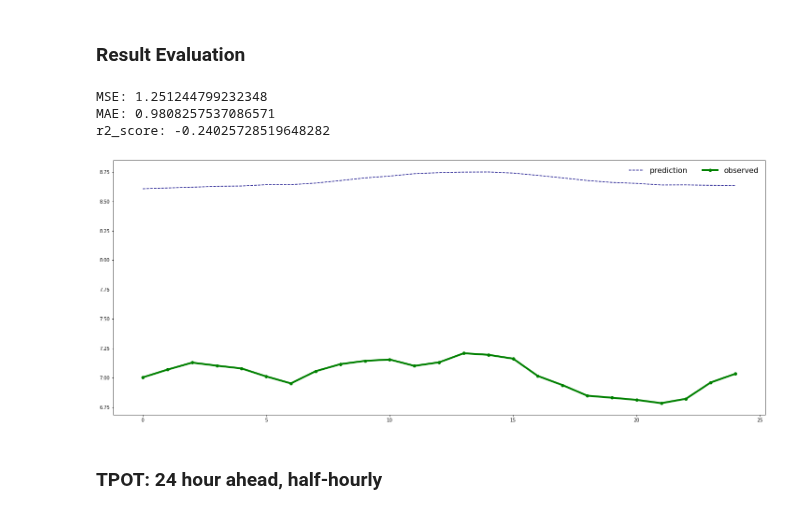
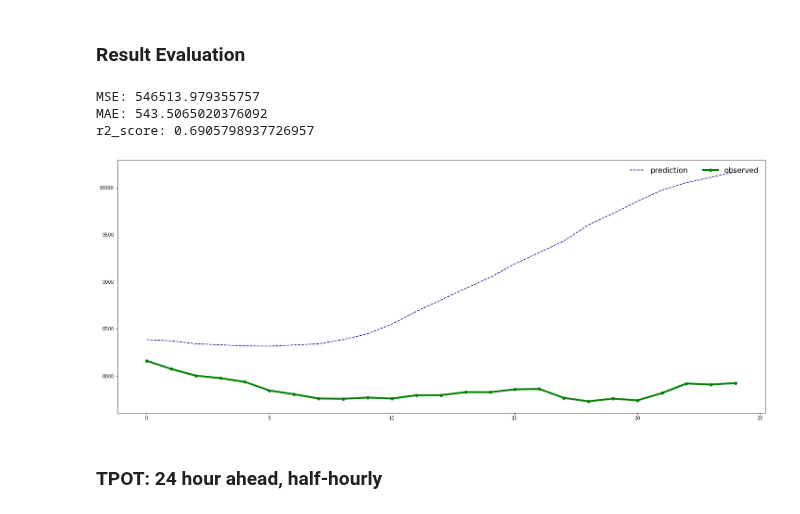
Before and after one commit to charlesfu4/MT, a Jupyter notebook: TPOT/hourly_forecastTPOT_Elia.ipynb, the cells around one changed output. Cells and saved outputs as stored; diff of their text form; code cells hidden in the pictures.

```diff
--- a/TPOT/hourly_forecastTPOT_Elia.ipynb
+++ b/TPOT/hourly_forecastTPOT_Elia.ipynb
@@ -118,2 +134,2 @@ f_train.shape, t_train.shape
 # %%
-f_test, t_test = feature_target_construct(test, 3, 3)
+f_test, t_test = feature_target_construct(test, 10, 24)
@@ -120,6 +137,0 @@ f_test, t_test = feature_target_construct(test, 3, 3)
-# %%
-#create 12 hours recency effect matrix
-ahead_w = lag_ahead_series(train.iloc[:,2], n_in=3, n_out=4, n_vars = 1, dropnan=True).iloc[:35017,:]
-#create 12 housrs ahead energy consumption matrix
-ahead_e = lag_ahead_series(train.iloc[:,14], n_in=0, n_out=25, n_vars = 1, dropnan=True)
-ahead_w.shape, ahead_e.shape
@@ -199,34 +217,34 @@ TPOTRegressor(config_dict={'sklearn.cluster.FeatureAgglomeration': {'affinity':
               use_dask=False, verbosity=2, warm_start=False)
 # %%
 #val_X, val_y = train.iloc[500:600,:8], ahead_e.iloc[500:600,:]
-yhat = tpot_reg.predict(test_X)
+yhat = tpot_reg.predict(f_test)
 # %% [markdown]
 ### Result Evaluation
 # %%
-get_eval(test_y, yhat)
+get_eval(t_test, yhat)
 # %% [output]
-MSE: 1.251244799232348
-MAE: 0.9808257537086571
-r2_score: -0.24025728519648282
+MSE: 546513.979355757
+MAE: 543.5065020376092
+r2_score: 0.6905798937726957
 # %%
 ## assignment
-real = test_y.to_numpy()
+real = t_test.to_numpy()
 guess = yhat
 
 real = real[1:2,:]
 guess = guess[1:2,:]
 rpdf = plot_df(real, "observed")
 gpdf = plot_df(guess, "prediction")
 
 #plot
 ax = plt.gca()
 gpdf.plot(figsize=(25,10), colormap = 'plasma',style='--',legend = True, ax = ax)
 rpdf.plot(figsize=(25,10), color = 'g',style ='-o',legend = True, ax = ax, lw = 4)
 ax.legend(frameon=False, loc='upper right', ncol=6, prop={'size': 16})
 
 plt.show()
 # %% [output]
-[figure, old version]
+[figure, new version]
 # %% [markdown]
 ### TPOT: 24 hour ahead, half-hourly
 # %%
```
Also changed, not shown: parts of 7 cells of this notebook.
